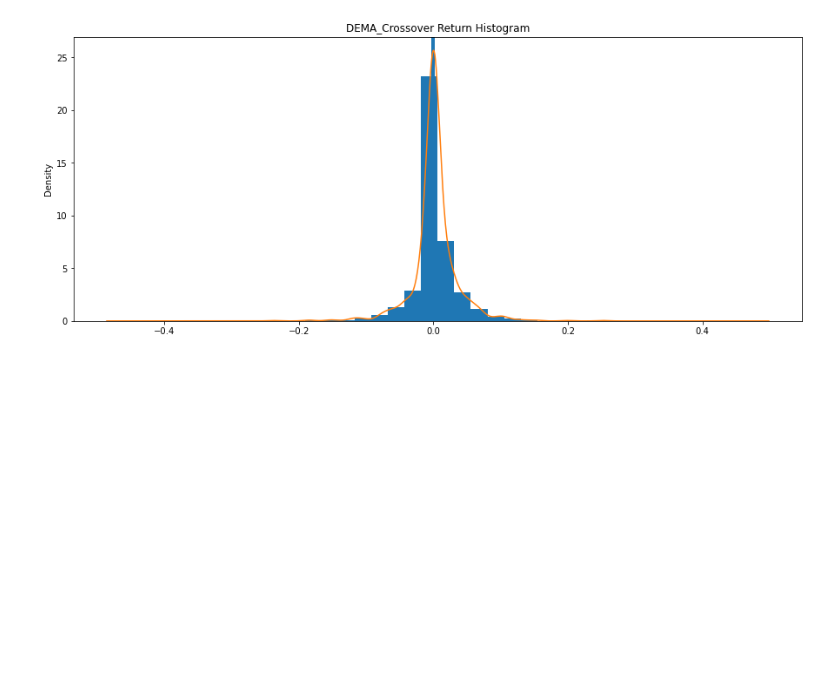
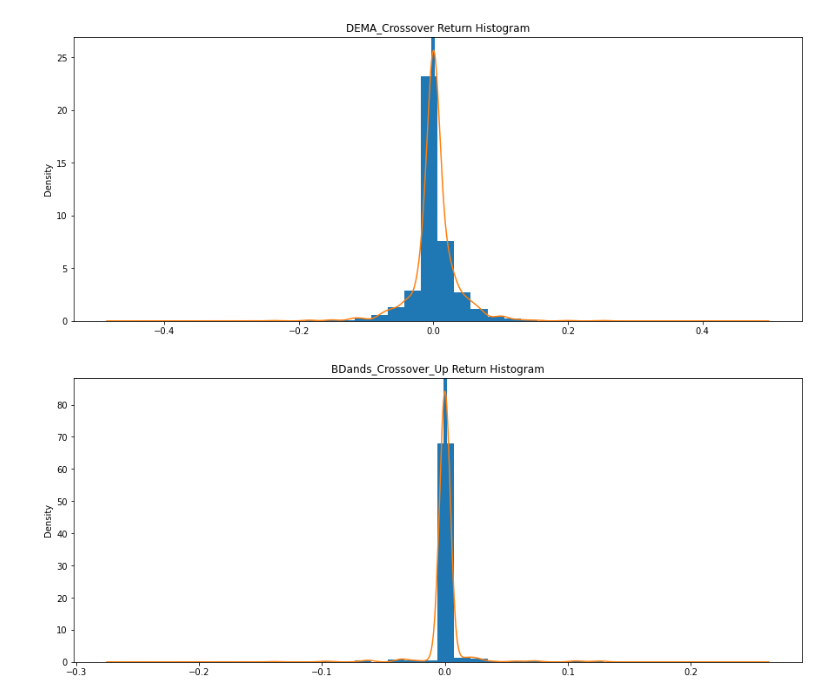
Before and after one commit to alimirr/algorithmic_trading_in_python, a Jupyter notebook: project/project_ali_edit.ipynb, the cells around one changed output. Cells and saved outputs as stored; diff of their text form; code cells hidden in the pictures; blank space fills up the shorter version.

```diff
--- a/project/project_ali_edit.ipynb
+++ b/project/project_ali_edit.ipynb
@@ -988,0 +987,4 @@ test
+# %%
+final_boll_run.plot_histogram(figsize=(15,6))
+# %% [output]
+[figure, added]
```
Also changed, not shown: parts of 1 cell of this notebook.
